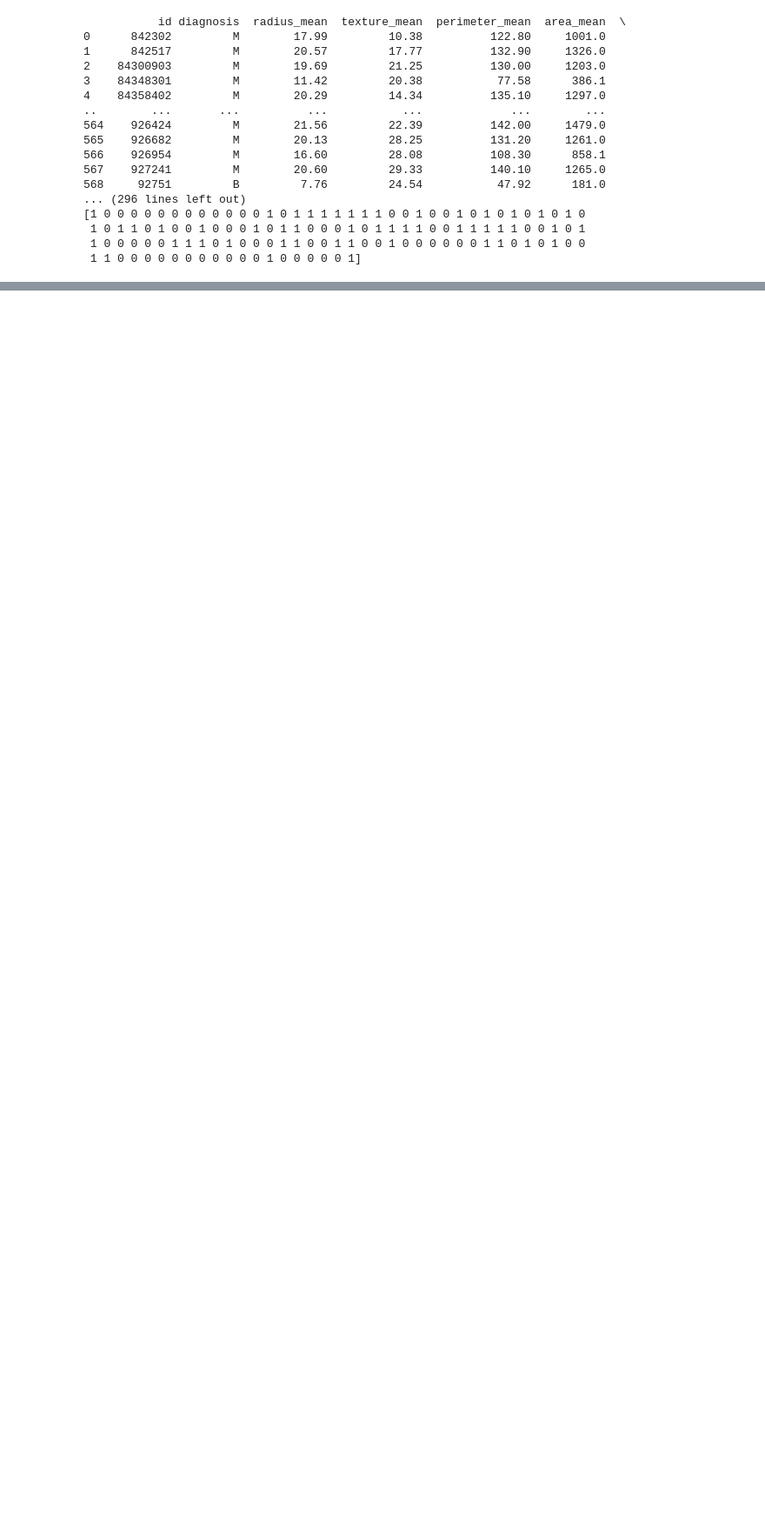
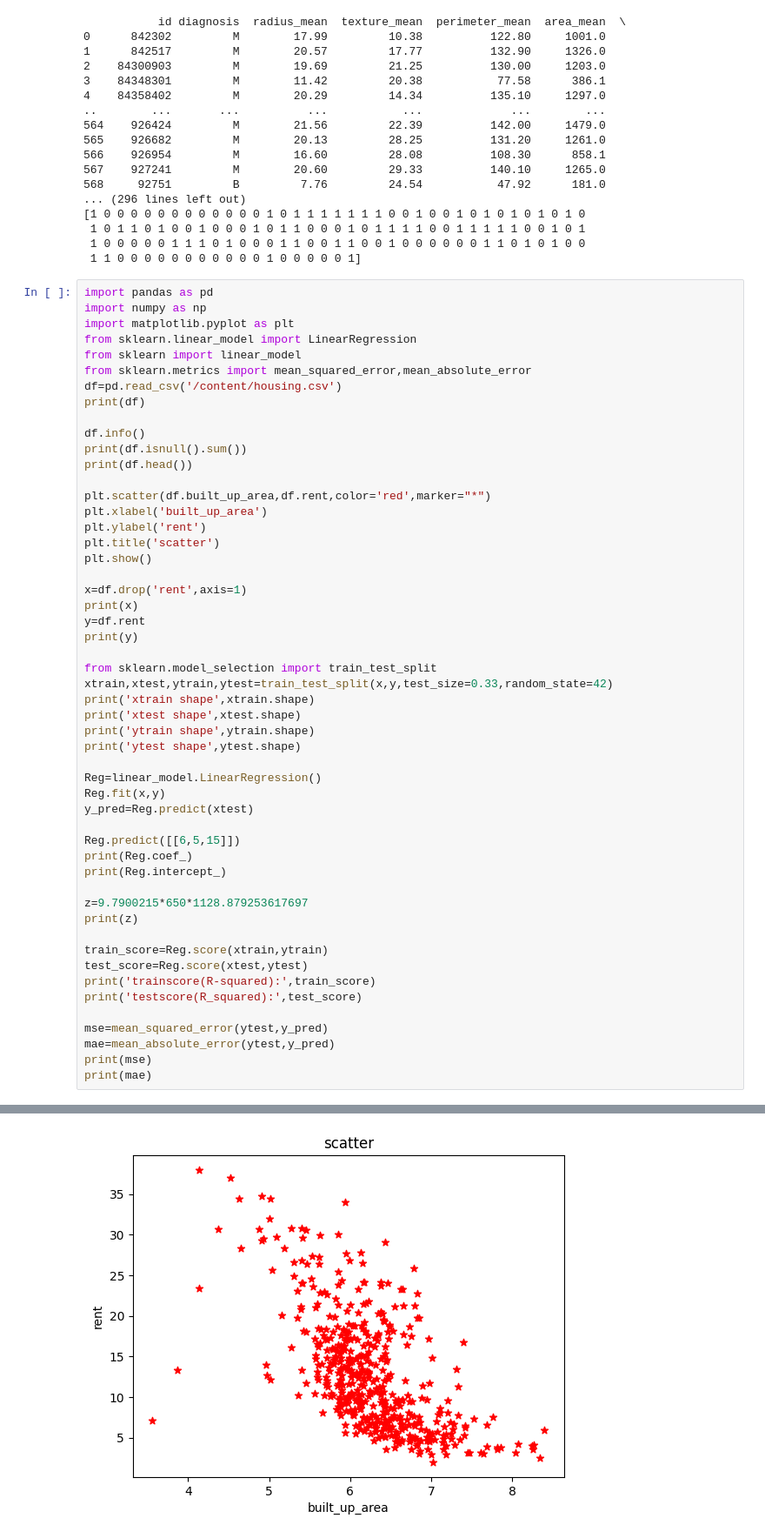
Before and after one commit to preethika9353/EXP, a Jupyter notebook: Untitled8.ipynb, the cells around one changed output, grey strips where cells are left out. Shown: that part at 87% size. Drawn from its saved outputs; the diff is of its cells as text; blank space fills up the shorter version.

```diff
--- a/Untitled8.ipynb
+++ b/Untitled8.ipynb
@@ -147,3 +57,56 @@ print(test_predictions)
  1 0 1 1 0 1 0 0 1 0 0 0 1 0 1 1 0 0 0 1 0 1 1 1 1 0 0 1 1 1 1 1 0 0 1 0 1
  1 0 0 0 0 0 1 1 1 0 1 0 0 0 1 1 0 0 1 1 0 0 1 0 0 0 0 0 0 1 1 0 1 0 1 0 0
  1 1 0 0 0 0 0 0 0 0 0 0 0 1 0 0 0 0 0 1]
+# %%
+import pandas as pd
+import numpy as np
+import matplotlib.pyplot as plt
+from sklearn.linear_model import LinearRegression
+from sklearn import linear_model
+from sklearn.metrics import mean_squared_error,mean_absolute_error
+df=pd.read_csv('/content/housing.csv')
+print(df)
+
+df.info()
+print(df.isnull().sum())
+print(df.head())
+
+plt.scatter(df.built_up_area,df.rent,color='red',marker="*")
+plt.xlabel('built_up_area')
+plt.ylabel('rent')
+plt.title('scatter')
+plt.show()
+
+x=df.drop('rent',axis=1)
+print(x)
+y=df.rent
+print(y)
+
+from sklearn.model_selection import train_test_split
+xtrain,xtest,ytrain,ytest=train_test_split(x,y,test_size=0.33,random_state=42)
+print('xtrain shape',xtrain.shape)
+print('xtest shape',xtest.shape)
+print('ytrain shape',ytrain.shape)
+print('ytest shape',ytest.shape)
+
+Reg=linear_model.LinearRegression()
+Reg.fit(x,y)
+y_pred=Reg.predict(xtest)
+
+Reg.predict([[6,5,15]])
+print(Reg.coef_)
+print(Reg.intercept_)
+
+z=9.7900215*650*1128.879253617697
+print(z)
+
+train_score=Reg.score(xtrain,ytrain)
+test_score=Reg.score(xtest,ytest)
+print('trainscore(R-squared):',train_score)
+print('testscore(R_squared):',test_score)
+
+mse=mean_squared_error(ytest,y_pred)
+mae=mean_absolute_error(ytest,y_pred)
+print(mse)
+print(mae)
+# %% [output]
@@ -149,0 +130 @@ print(test_predictions)
+[figure, added]
```
Also changed, not shown: parts of 2 cells of this notebook.
